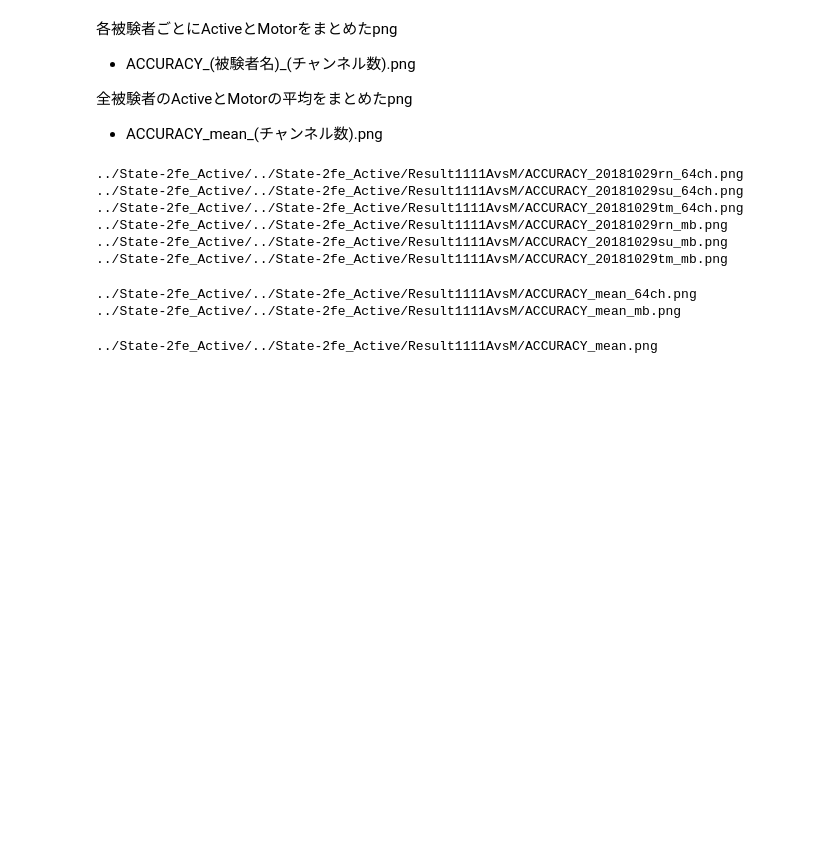
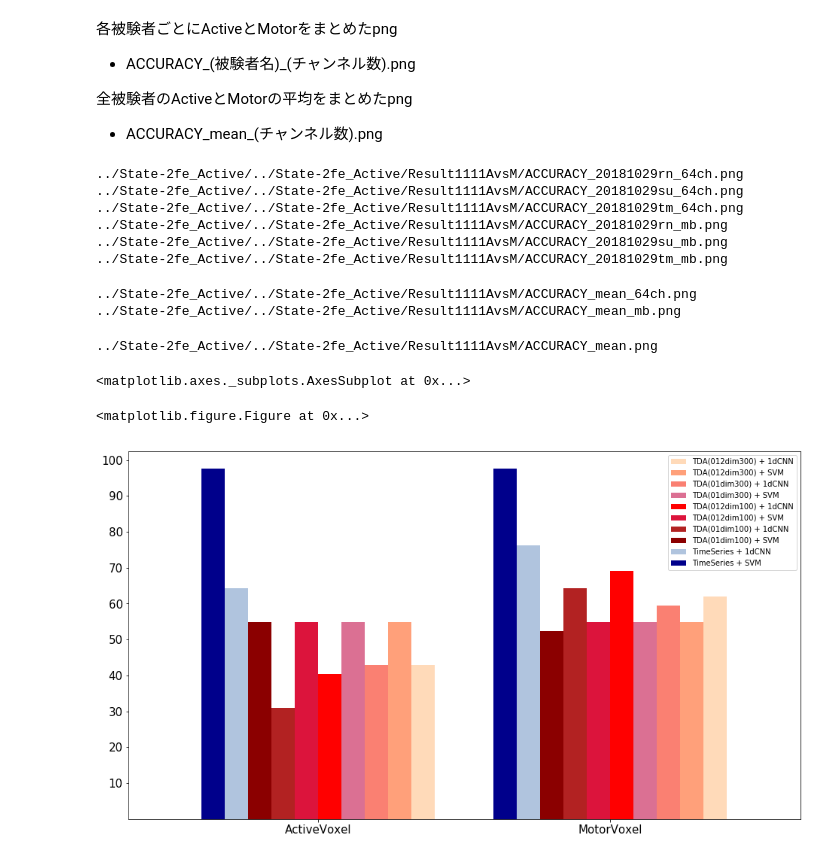
Before and after one commit to nakayamarina/programs_tapping, a Jupyter notebook: AC_active_motor.ipynb, the cells around one changed output. Drawn from its saved outputs; the diff is of its cells as text; code cells hidden in the pictures; blank space fills up the shorter version.

```diff
--- a/AC_active_motor.ipynb
+++ b/AC_active_motor.ipynb
@@ -143,3 +143,13 @@ name_mean = 'mean'
 AcBar(all_ch, name_mean)
 # %% [output]
 ../State-2fe_Active/../State-2fe_Active/Result1111AvsM/ACCURACY_mean.png
+# %%
+plt.figure()
+
+cmp_64.plot.bar(color = ['darkblue', 'lightsteelblue', 'darkred', 'firebrick', 'crimson', 'red', 'palevioletred', 'salmon', 'lightsalmon', 'peachpuff'],
+           width = 0.8, figsize = (16,9), rot = 0, fontsize = 15, legend='reverse',
+           yticks = [10,20,30,40,50,60,70,80,90,100])
+# %% [output]
+<matplotlib.axes._subplots.AxesSubplot at 0x...>
+<matplotlib.figure.Figure at 0x...>
+[figure, added]
```
Also changed, not shown: parts of 2 cells of this notebook, 28 other files.
